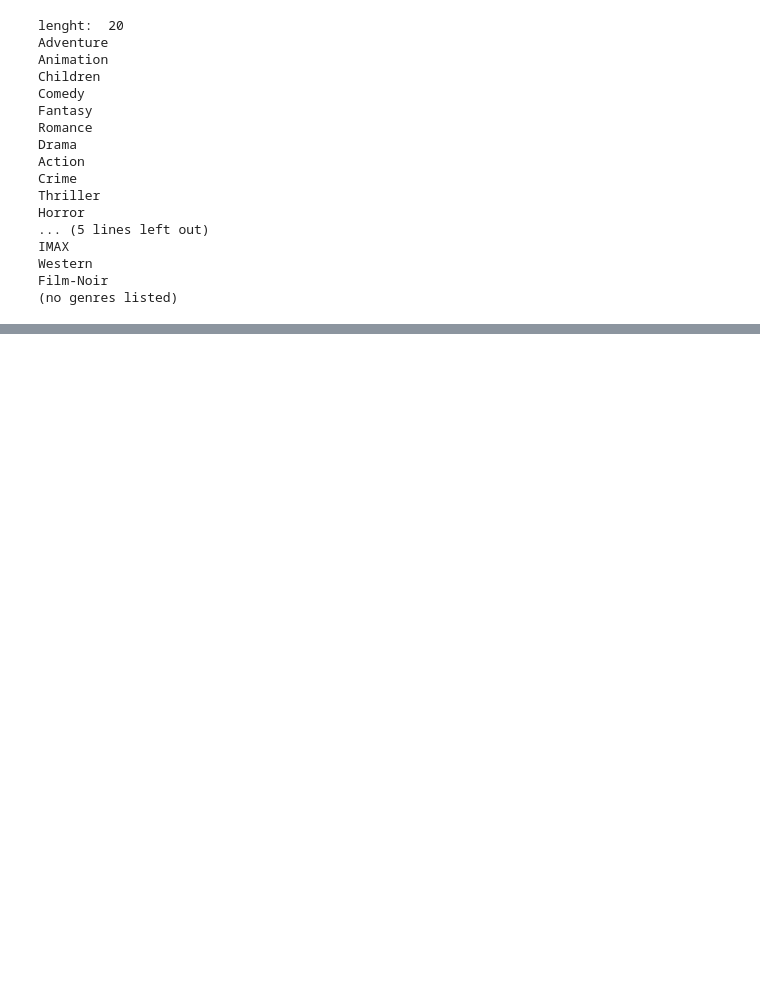
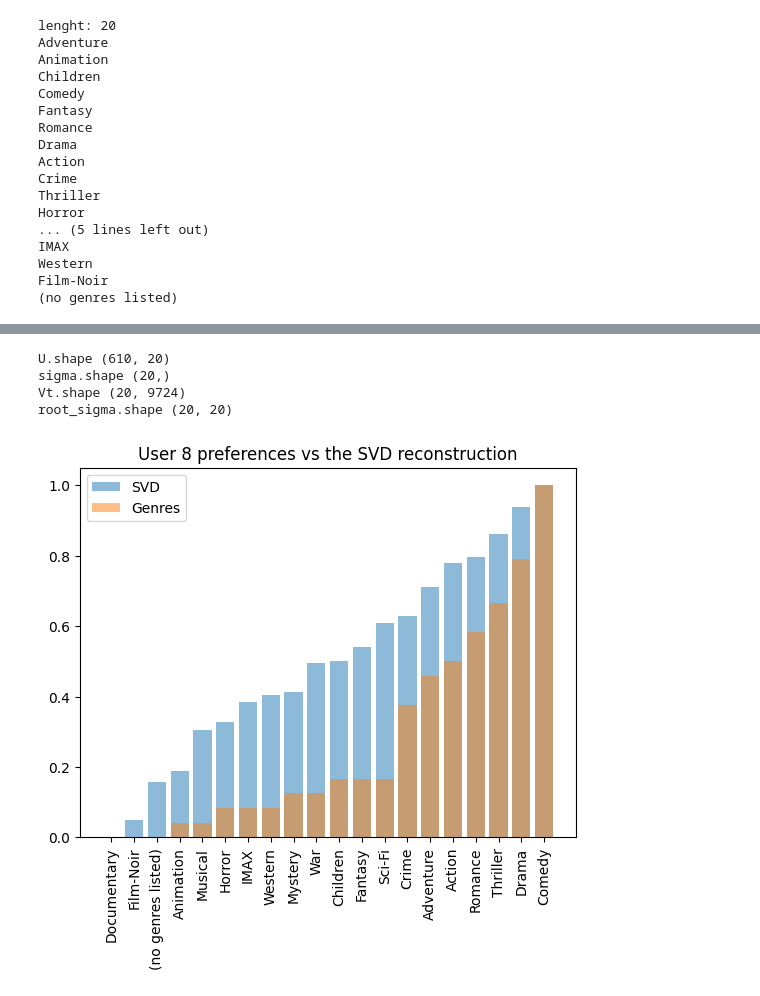
Before and after one commit to nicolacucina/DIABD, a Jupyter notebook: svd_sanity_check.ipynb, the cells around one changed output, grey strips where cells are left out. Cells and saved outputs as stored; diff of their text form; code cells hidden in the pictures; blank space fills up the shorter version.

Commit message:
better visualization for svd

```diff
--- a/svd_sanity_check.ipynb
+++ b/svd_sanity_check.ipynb
@@ -157,0 +67,4 @@ plt.show()
+# %%
+# Sparse matrix
+sparse_user_movie_matrix = csr_matrix(user_movie_matrix_pivot.values)
+print(sparse_user_movie_matrix)
@@ -157,0 +89,18 @@ plt.show()
+# %%
+# SVD decomposition
+latent_features = 20
+U, sigma, Vt = svds(sparse_user_movie_matrix, k=latent_features)
+print('U.shape', U.shape)
+print('sigma.shape', sigma.shape)
+print('Vt.shape', Vt.shape)
+
+sigma = np.diag(sigma)
+root_sigma = sqrtm(sigma)
+print('root_sigma.shape', root_sigma.shape)
+U = np.dot(U, root_sigma)
+Vt = np.dot(root_sigma, Vt)
+# %% [output]
+U.shape (610, 20)
+sigma.shape (20,)
+Vt.shape (20, 9724)
+root_sigma.shape (20, 20)
@@ -157,0 +158,48 @@ plt.show()
+# %%
+if confront_user:
+    c = user_movie_matrix[user_movie_matrix["userId"] == utente].sort_values("rating", ascending=False)
+
+    # weight the genres by the rating
+    for index, row in c.iterrows():
+        genres = row["genres"].split("|")
+        for genre in genres:
+            # dict[genre] += row["rating"]
+            user_dict[genre] += 1
+
+    # order the dict by value
+    ordered_user_dict = {}
+
+    for key, value in sorted(user_dict.items(), key=lambda x: x[1], reverse=False):
+        # print(key, value)
+        ordered_user_dict[key] = value
+
+    # Normalize the values in the dict
+    for key in ordered_user_dict:
+        ordered_user_dict[key] /= max(ordered_user_dict.values())
+
+    fig, ax = plt.subplots()
+
+    # barplot of the values in the dict in order of value
+    U_scaled = U[utente] - U[utente].min()
+    U_scaled /= U_scaled.max()
+    U_scaled = np.sort(U_scaled)
+
+    # Plot the first bar plot
+    ax.bar(range(latent_features), U_scaled, alpha=0.5, label='SVD')
+
+    # Plot the second bar plot
+    ax.bar(range(len(user_dict)), ordered_user_dict.values(), align='center', alpha=0.5, label='Genres')
+
+    # Set the x-ticks and labels for the second bar plot
+    ax.set_xticks(range(len(user_dict)))
+    ax.set_xticklabels(ordered_user_dict.keys(), rotation='vertical')
+
+    # Add legend
+    ax.legend()
+
+    plt.title('User ' + str(utente) + ' preferences vs the SVD reconstruction')
+
+    # Show the plot
+    plt.show()
+# %% [output]
+[figure, added]
```
Also changed, not shown: parts of 10 cells of this notebook, 1 other file.
